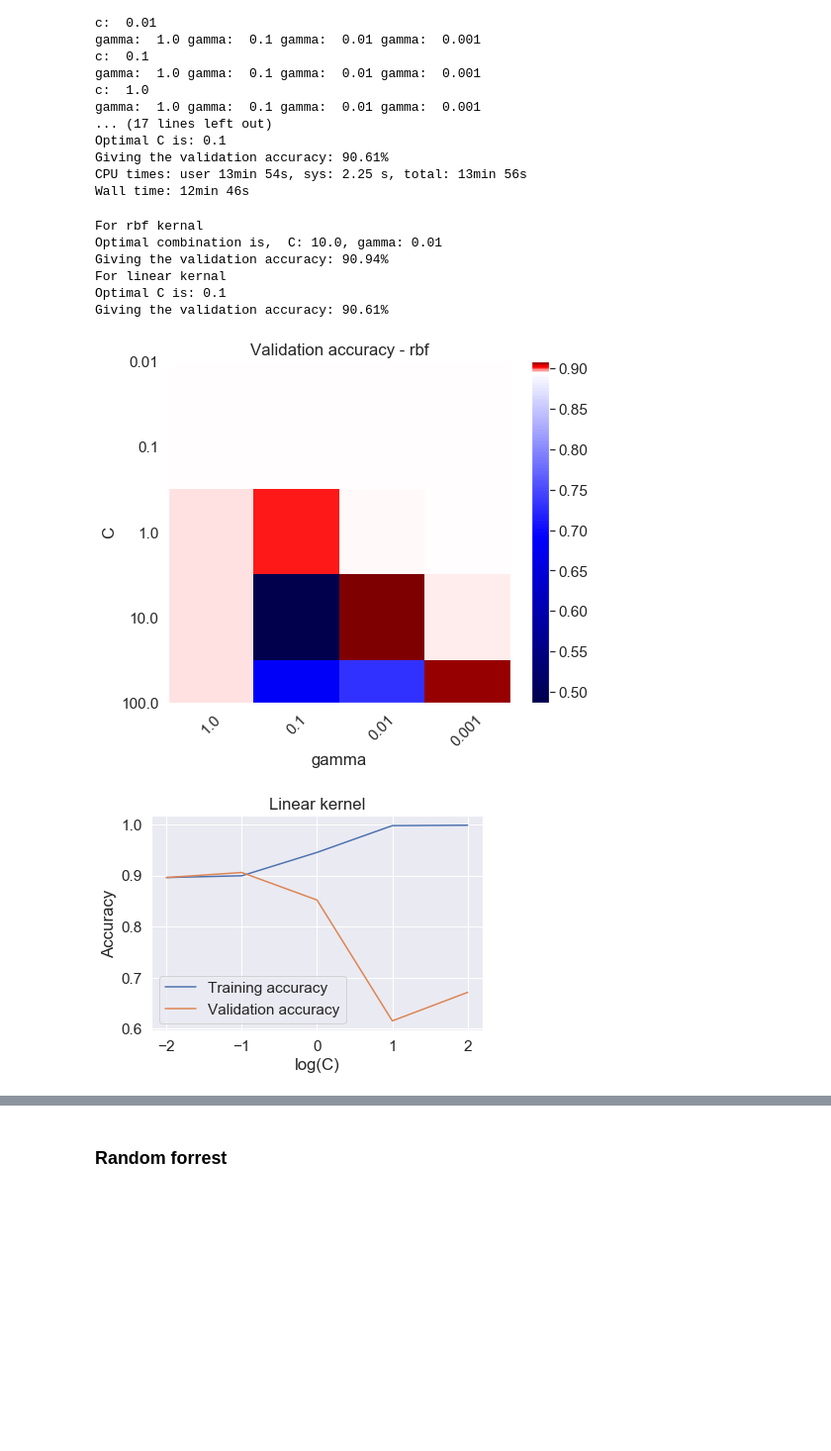
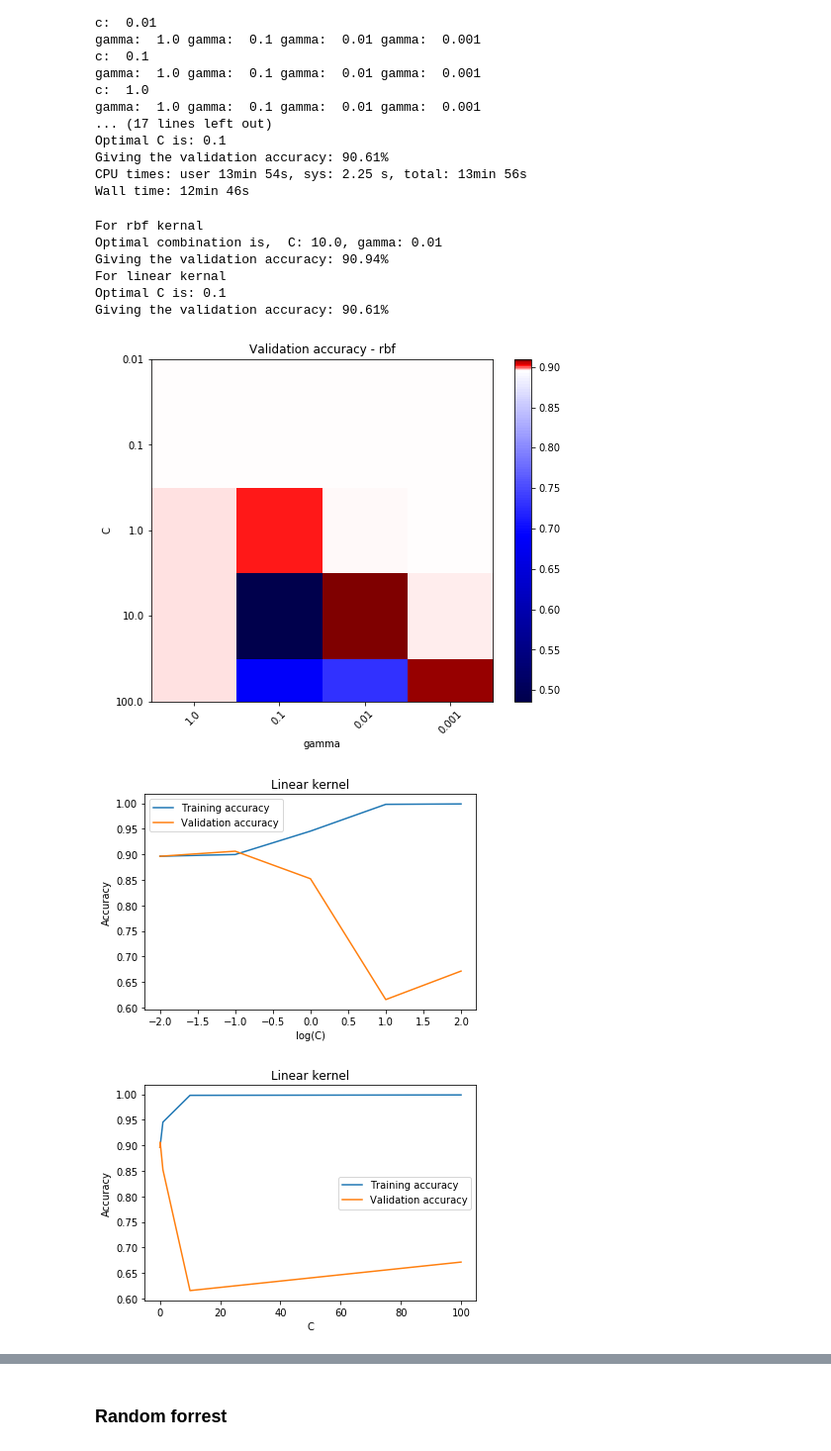
Before and after one commit to peturjokull/Gervigreind-Lokaverkefni, a Jupyter notebook: numi.ipynb, the cells around one changed output, grey strips where cells are left out. Shown: that part at 99% size. Drawn from its saved outputs; the diff is of its cells as text; code cells hidden in the pictures; blank space fills up the shorter version.

```diff
--- a/numi.ipynb
+++ b/numi.ipynb
@@ -323,7 +298,7 @@ def plot_heatmap(data_matrix, title, xlabel, ylabel, x_values, y_values, vmin_,
     plt.ylabel(ylabel)
     plt.colorbar()
 
-    plt.grid(None)
+
     plt.xticks(np.arange(len(x_values)), x_values, rotation=45)
     plt.yticks(np.arange(len(y_values)), y_values)
     plt.title(title)
@@ -395,28 +370,30 @@ Wall time: 12min 46s
 # %%
 rbfacc = accs['val_acc']['rbf']; linacc = accs['val_acc']['linear']
 Cind, gammaind = np.unravel_index(np.argmax(rbfacc, axis=None), rbfacc.shape)
 print('For rbf kernal')
 rbfOptparam = C[Cind], gamma[gammaind]
 print("Optimal combination is,  C: {}, gamma: {}".format(rbfOptparam[0], rbfOptparam[1]))
 print("Giving the validation accuracy: {:.2%}".format(rbfacc[Cind, gammaind]))
 
 linearOptC = C[np.argmax(linacc)]
 print('For linear kernal')
 print("Optimal C is: {}".format(linearOptC))
 print("Giving the validation accuracy: {:.2%}".format(linacc[Cindex]))
 
 plot_heatmap(rbfacc, 'Validation accuracy - rbf', 'gamma', 'C', gamma, C,
              np.min(rbfacc) , np.median(rbfacc))
 plot_acc_params(np.log10(C), accs['train_acc']['linear'], accs['val_acc']['linear'], 'log(C)', 'Linear kernel')
+plot_acc_params(C, accs['train_acc']['linear'], accs['val_acc']['linear'], 'C', 'Linear kernel')
 # %% [output]
 For rbf kernal
 Optimal combination is,  C: 10.0, gamma: 0.01
 Giving the validation accuracy: 90.94%
 For linear kernal
 Optimal C is: 0.1
 Giving the validation accuracy: 90.61%
-[figure, old version]
+[figure, new version]
-[figure, old version]
+[figure, new version]
+[figure, added]
 # %%
 %%time
 def vectorize_data(X_train_):
```
Also changed, not shown: parts of 19 cells of this notebook.
